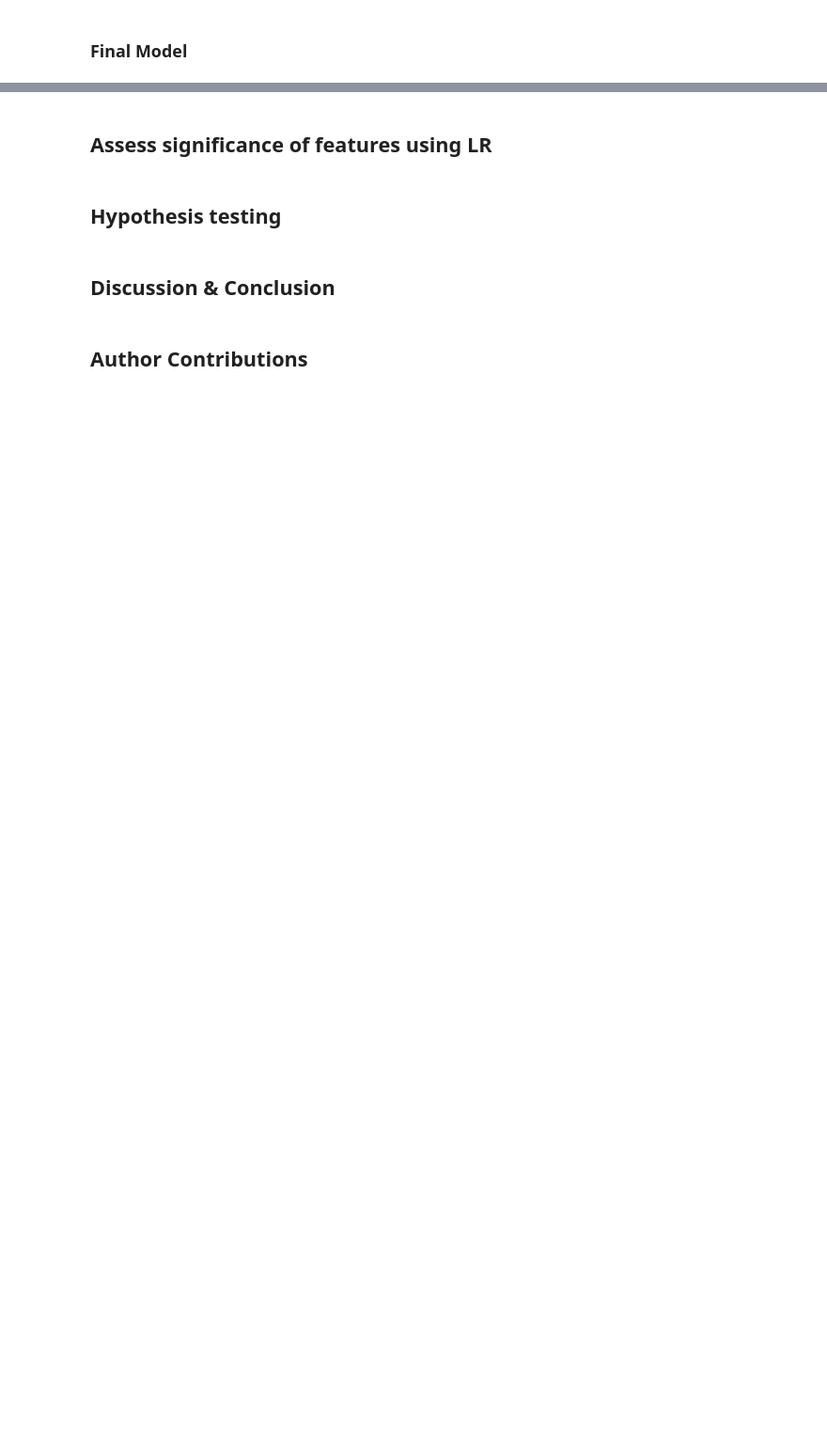
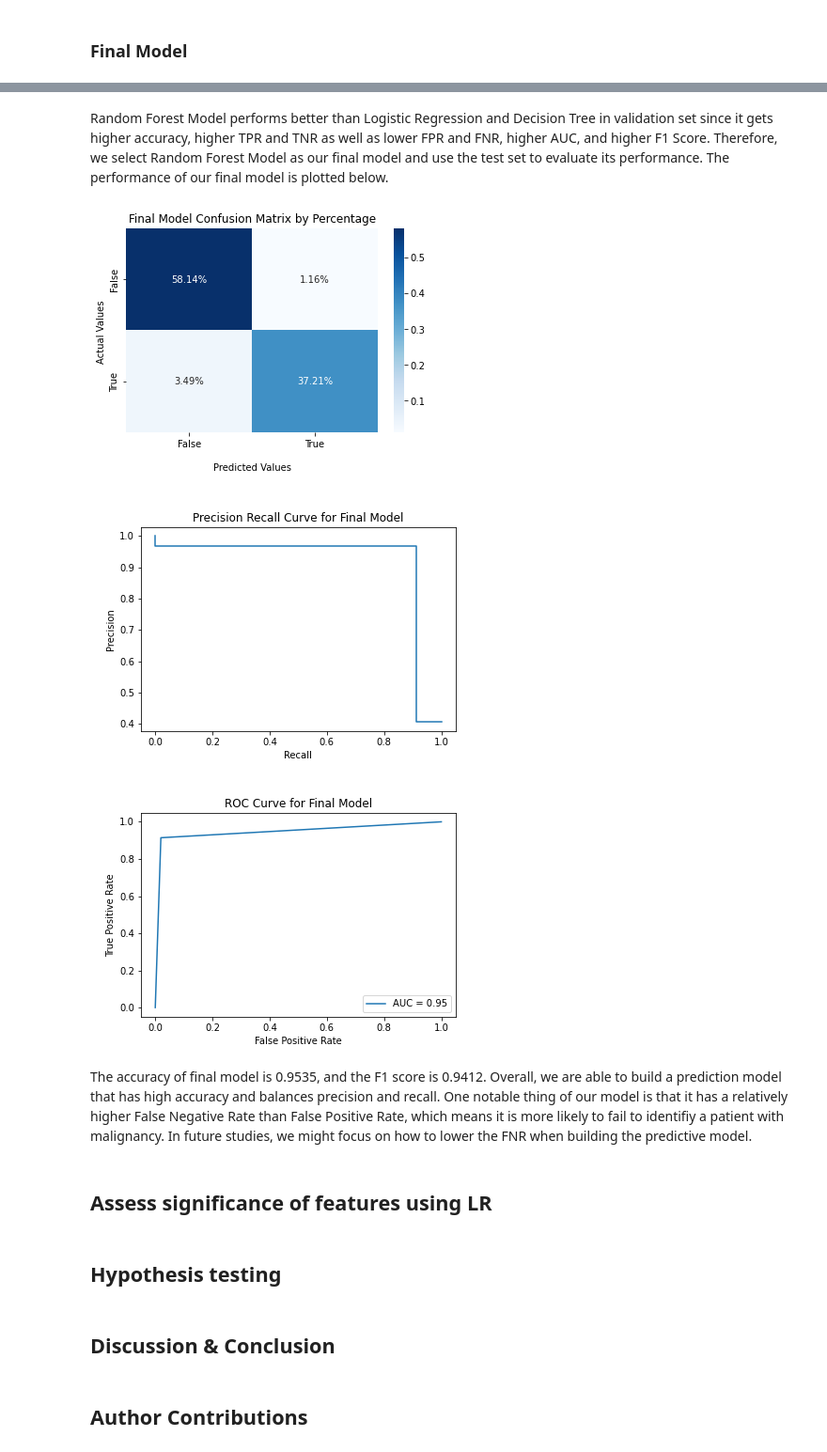
Before and after one commit to UCB-stat-159-s22/hw07-Group26, a Jupyter notebook: main.ipynb, the cells around one changed output, grey strips where cells are left out. Shown: that part at 94% size. Drawn from its saved outputs; the diff is of its cells as text; code cells hidden in the pictures; blank space fills up the shorter version.

Commit message:
finished prediction part in main.ipynb

```diff
--- a/main.ipynb
+++ b/main.ipynb
@@ -23,3 +91,18 @@ In our research, we wish to build a model that can identify whether the cancer i
+# %% [markdown]
+Random Forest Model performs better than Logistic Regression and Decision Tree in validation set since it gets higher accuracy, higher TPR and TNR as well as lower FPR and FNR, higher AUC, and higher F1 Score. Therefore, we select Random Forest Model as our final model and use the test set to evaluate its performance. The performance of our final model is plotted below.
+# %%
+conf_image_final = Image.open('figures/confusion_matrix_final.png')
+prec_recall_image_final = Image.open('figures/precision_recall_curve_final.png')
+roc_curve_image_final = Image.open('figures/roc_curve_final.png')
+display(conf_image_final)
+display(prec_recall_image_final)
+display(roc_curve_image_final)
+# %% [output]
+[figure, added]
+[figure, added]
+[figure, added]
+# %% [markdown]
+The accuracy of final model is 0.9535, and the F1 score is 0.9412. Overall, we are able to build a prediction model that has high accuracy and balances precision and recall. One notable thing of our model is that it has a relatively higher False Negative Rate than False Positive Rate, which means it is more likely to fail to identifiy a patient with malignancy. In future studies, we might focus on how to lower the FNR when building the predictive model.
 # %% [markdown]
 ## Assess significance of features using LR
 # %% [markdown]
```
Also changed, not shown: parts of 7 cells of this notebook, 2 other files.
